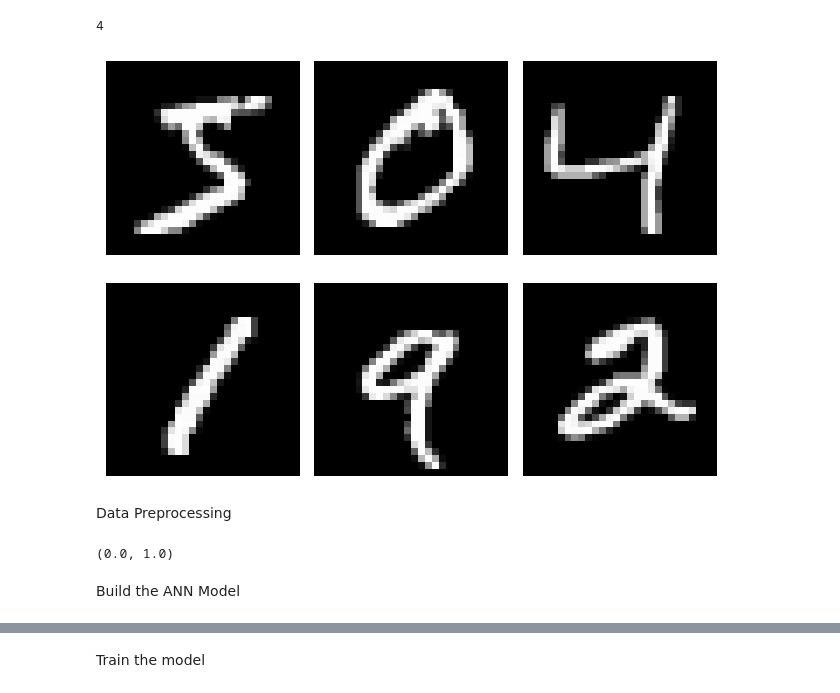
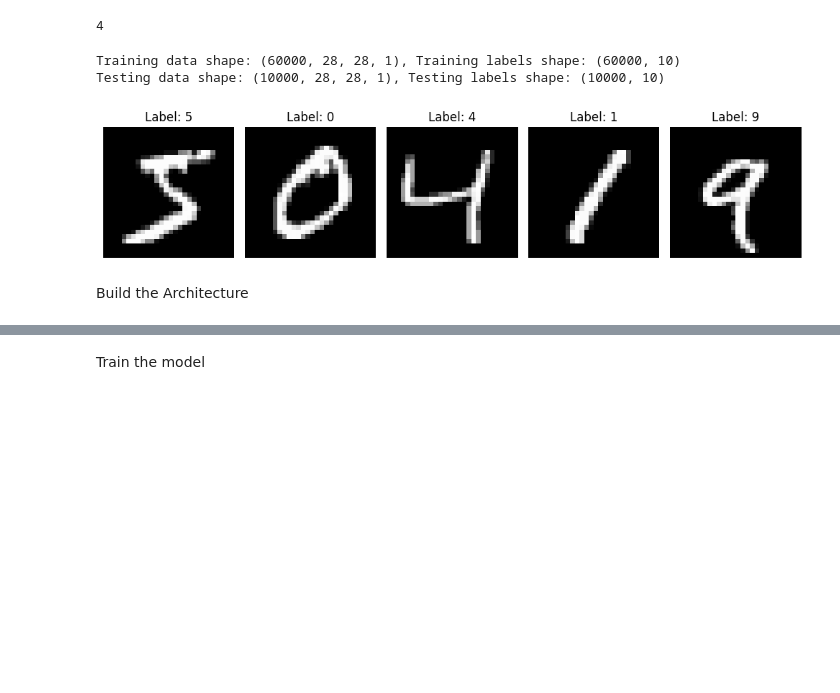
Before and after one commit to Oyeniran20/Machine-Learning, a Jupyter notebook: MNIST_Project.ipynb, the cells around one changed output, grey strips where cells are left out. Drawn from its saved outputs; the diff is of its cells as text; code cells hidden in the pictures; blank space fills up the shorter version.

```diff
--- a/MNIST_Project.ipynb
+++ b/MNIST_Project.ipynb
@@ -19,0 +25,4 @@ y_train[2]
+# %%
+# Expand dimensions for channel (grayscale images)
+X_train = np.expand_dims(X_train, axis=-1)
+X_test = np.expand_dims(X_test, axis=-1)
@@ -19,0 +35,7 @@ y_train[2]
+# %%
+# Check dataset shapes
+print(f"Training data shape: {X_train.shape}, Training labels shape: {y_train.shape}")
+print(f"Testing data shape: {X_test.shape}, Testing labels shape: {y_test.shape}")
+# %% [output]
+Training data shape: (60000, 28, 28, 1), Training labels shape: (60000, 10)
+Testing data shape: (10000, 28, 28, 1), Testing labels shape: (10000, 10)
@@ -20,20 +44,11 @@ y_train[2]
 # %%
-# Display image and label
-import matplotlib.pyplot as plt
-import numpy as np
-
-for i in range (6):
-  plt.subplot(2, 3, i+1)
-  plt.imshow(X_train[i], cmap='gray')
-  plt.axis('off')
-
+# Visualize some samples
+fig, axes = plt.subplots(1, 5, figsize=(10, 3))
+for i in range(5):
+    axes[i].imshow(X_train[i], cmap='gray')
+    axes[i].set_title(f"Label: {np.argmax(y_train[i])}")
+    axes[i].axis('off')
 plt.tight_layout()
 plt.show()
 # %% [output]
-[figure, old version]
+[figure, new version]
-# %% [markdown]
-Data Preprocessing
-# %%
-X_train.min(), X_train.max()
-# %% [output]
-(0.0, 1.0)
@@ -44,4 +55,4 @@ X_test = X_test/255
 # %% [markdown]
-Build the ANN Model
+Build the Architecture
 # %%
 from tensorflow.keras import Sequential
```
Also changed, not shown: parts of 18 cells of this notebook.
